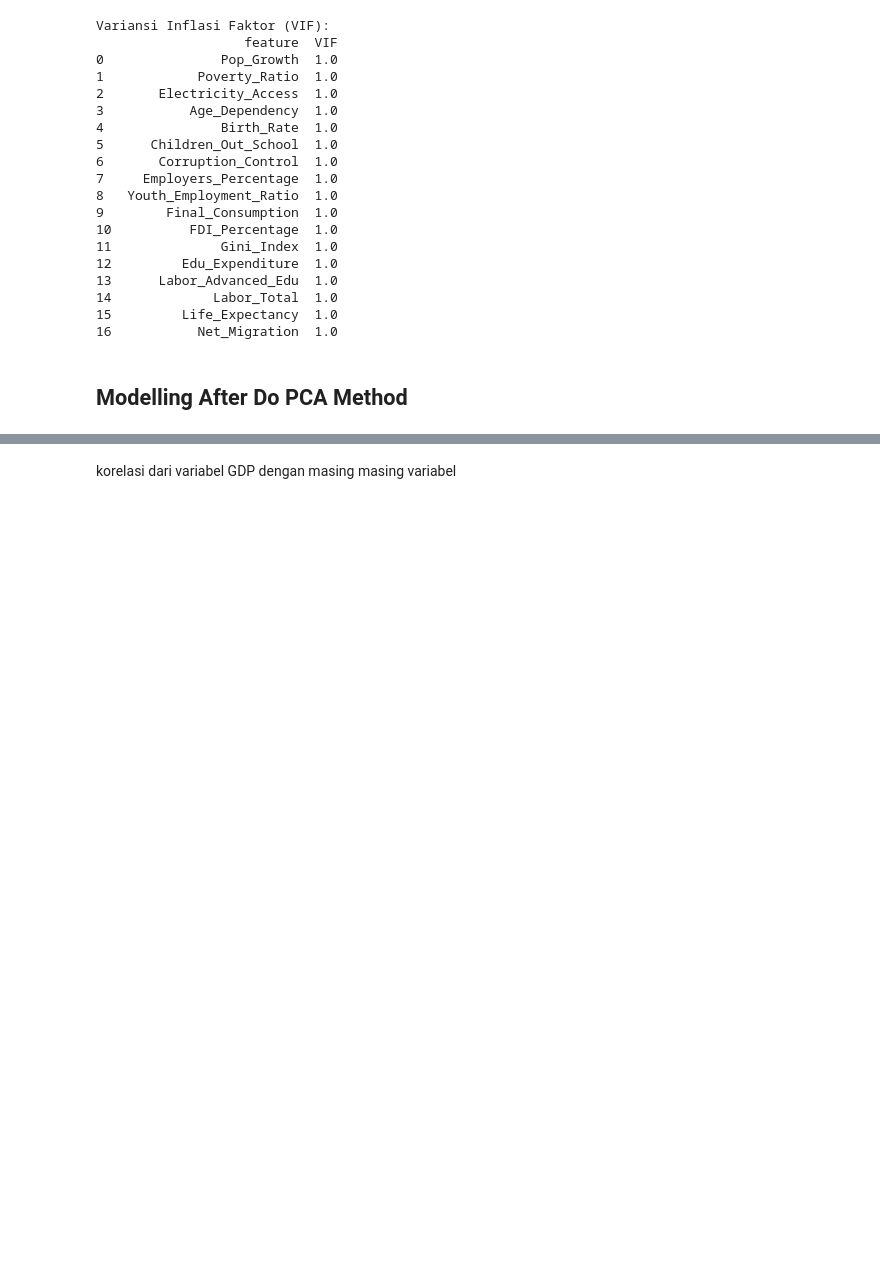
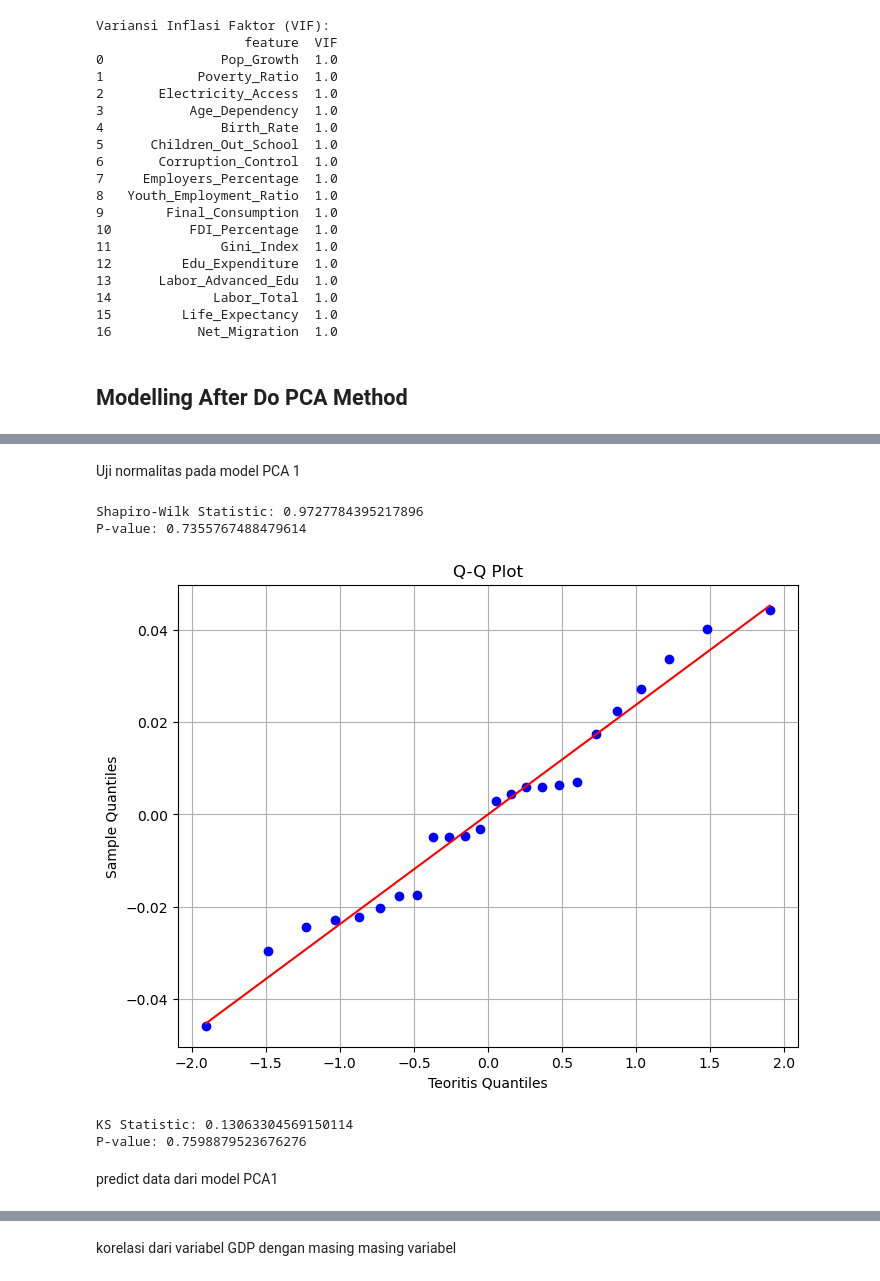
Before and after one commit to Najmaakmalina/Ekonometrika, a Jupyter notebook: Ekonomterika fix.ipynb, the cells around one changed output, grey strips where cells are left out. Cells and saved outputs as stored; diff of their text form; code cells hidden in the pictures; blank space fills up the shorter version.

```diff
--- a/Ekonomterika fix.ipynb
+++ b/Ekonomterika fix.ipynb
@@ -497,0 +562,39 @@ x_pca
+# %% [markdown]
+Uji normalitas pada model PCA 1
+# %%
+import numpy as np
+import scipy.stats as stats
+import matplotlib.pyplot as plt
+
+# Ambil residual dari model
+residual_PCA1 = modelPCA.resid
+
+# Uji Shapiro-Wilk
+shapiro_stat, shapiro_p_value = stats.shapiro(residual_PCA1)
+
+print(f'Shapiro-Wilk Statistic: {shapiro_stat}')
+print(f'P-value: {shapiro_p_value}')
+
+# Visualisasi Q-Q Plot
+plt.figure(figsize=(8, 6))
+stats.probplot(residual_PCA1, dist="norm", plot=plt)
+plt.title('Q-Q Plot')
+plt.xlabel('Teoritis Quantiles')
+plt.ylabel('Sample Quantiles')
+plt.grid()
+plt.show()
+# %% [output]
+Shapiro-Wilk Statistic: 0.9727784395217896
+P-value: 0.7355767488479614
+[figure, added]
+# %%
+# Uji Kolmogorov-Smirnov
+ks_statistic, ks_p_value = stats.kstest(residual_PCA1, 'norm', args=(np.mean(residuals), np.std(residuals)))
+
+print(f'KS Statistic: {ks_statistic}')
+print(f'P-value: {ks_p_value}')
+# %% [output]
+KS Statistic: 0.13063304569150114
+P-value: 0.7598879523676276
+# %% [markdown]
+predict data dari model PCA1
```
Also changed, not shown: parts of 45 cells of this notebook, 1 other file.
